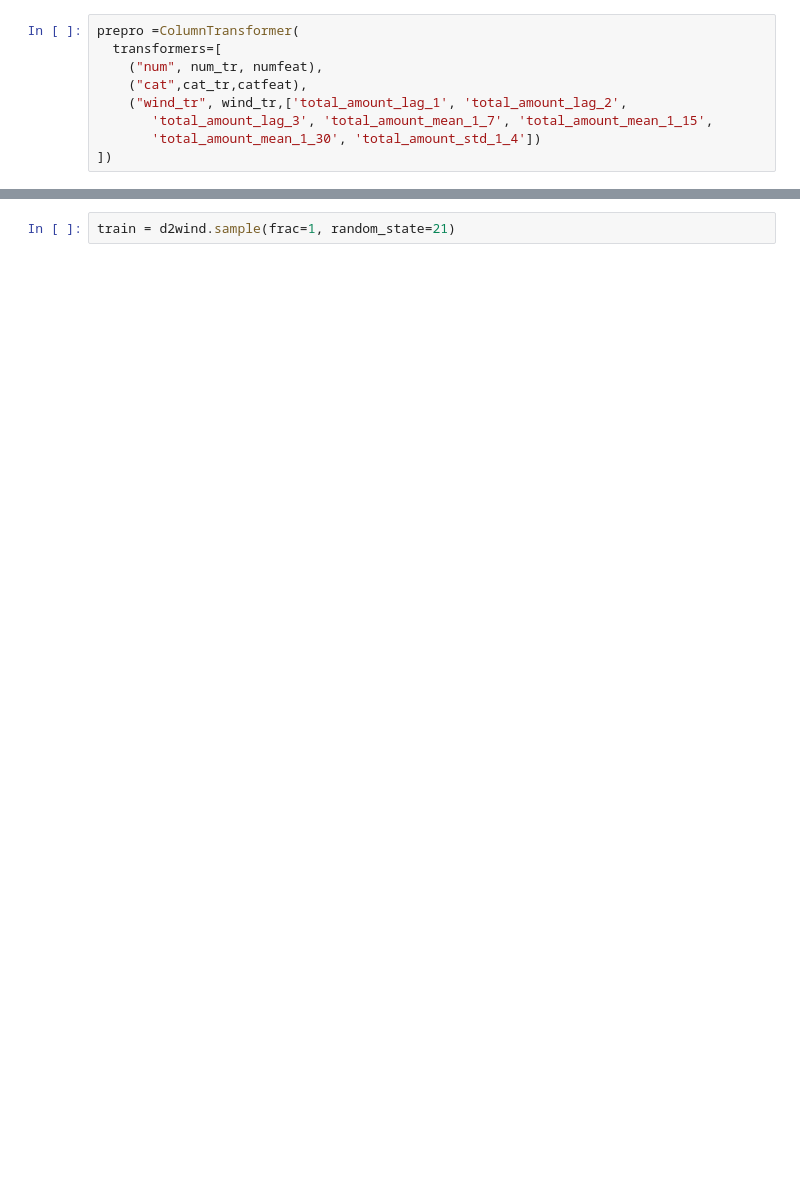
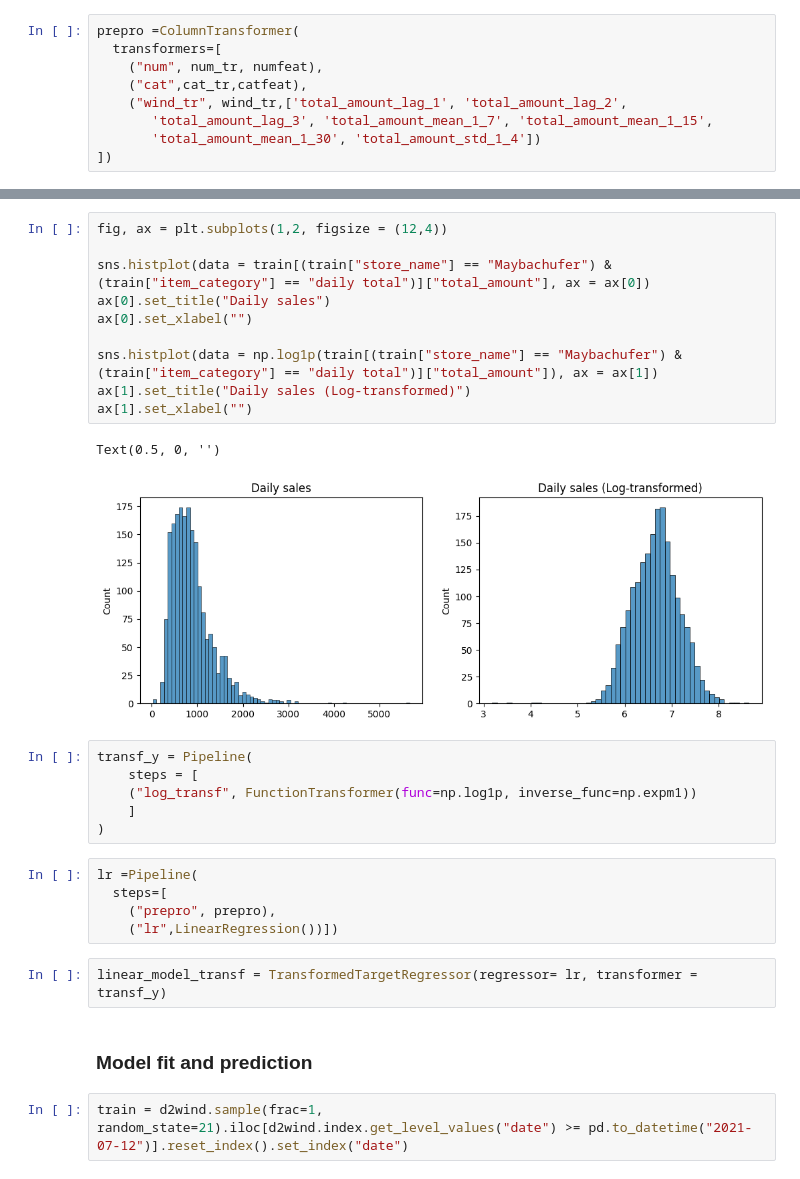
Before and after one commit to vlatko-v/sweet-spot-donut-sales-forecasting, a Jupyter notebook: lm.ipynb, the cells around one changed output, grey strips where cells are left out. Saved outputs shown, nothing was run; the diff lists cells and outputs as text; blank space fills up the shorter version.

Commit message:
updated catboost notebook/finished baseline model notebook

```diff
--- a/lm.ipynb
+++ b/lm.ipynb
@@ -149,3 +149,31 @@ For more on how time-series k-fold cross validation is performed, please refer t
+# %%
+fig, ax = plt.subplots(1,2, figsize = (12,4))
+
+sns.histplot(data = train[(train["store_name"] == "Maybachufer") & (train["item_category"] == "daily total")]["total_amount"], ax = ax[0])
+ax[0].set_title("Daily sales")
+ax[0].set_xlabel("")
+
+sns.histplot(data = np.log1p(train[(train["store_name"] == "Maybachufer") & (train["item_category"] == "daily total")]["total_amount"]), ax = ax[1])
+ax[1].set_title("Daily sales (Log-transformed)")
+ax[1].set_xlabel("")
+# %% [output]
+Text(0.5, 0, '')
+[figure, added]
+# %%
+transf_y = Pipeline(
+    steps = [
+    ("log_transf", FunctionTransformer(func=np.log1p, inverse_func=np.expm1))
+    ]
+)
+# %%
+lr =Pipeline(
+  steps=[
+    ("prepro", prepro),
+    ("lr",LinearRegression())])
+# %%
+linear_model_transf = TransformedTargetRegressor(regressor= lr, transformer = transf_y)
+# %% [markdown]
+### Model fit and prediction
 # %%
-train = d2wind.sample(frac=1, random_state=21)
+train = d2wind.sample(frac=1, random_state=21).iloc[d2wind.index.get_level_values("date") >= pd.to_datetime("2021-07-12")].reset_index().set_index("date")
 # %%
```
Also changed, not shown: parts of 26 cells of this notebook, 1 other file.
